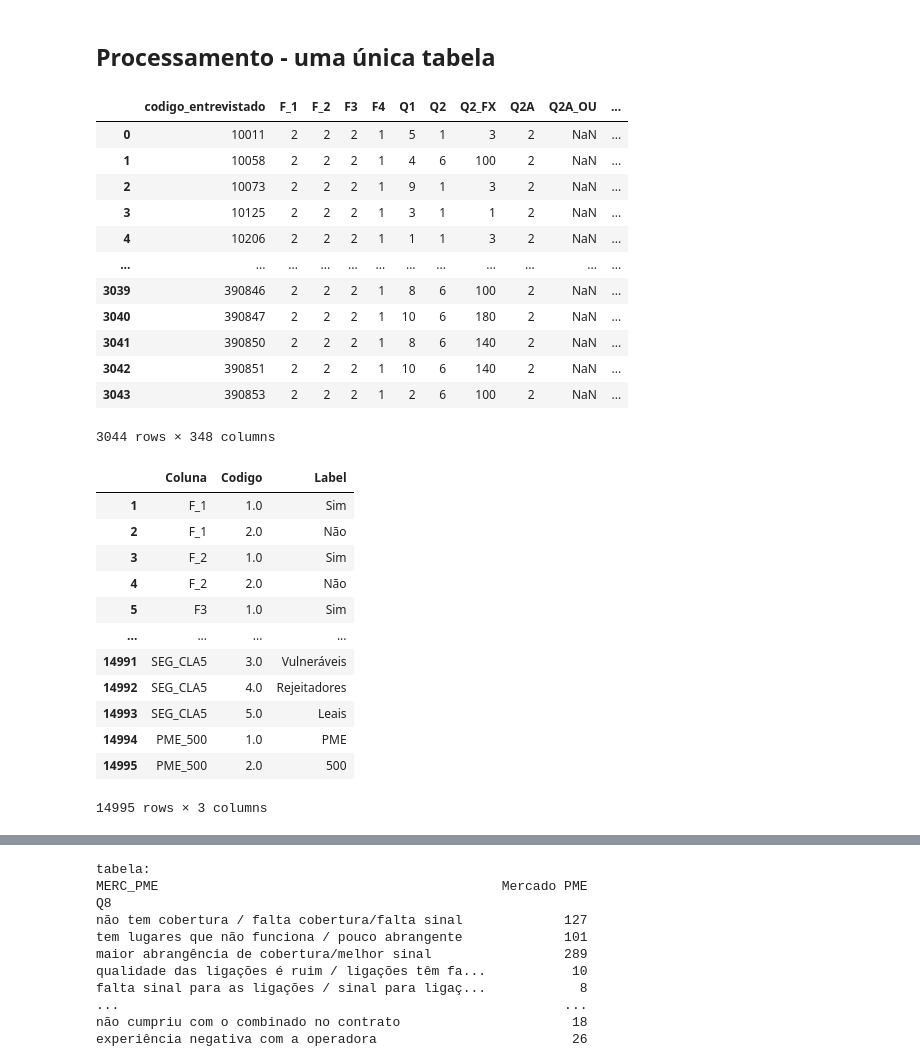
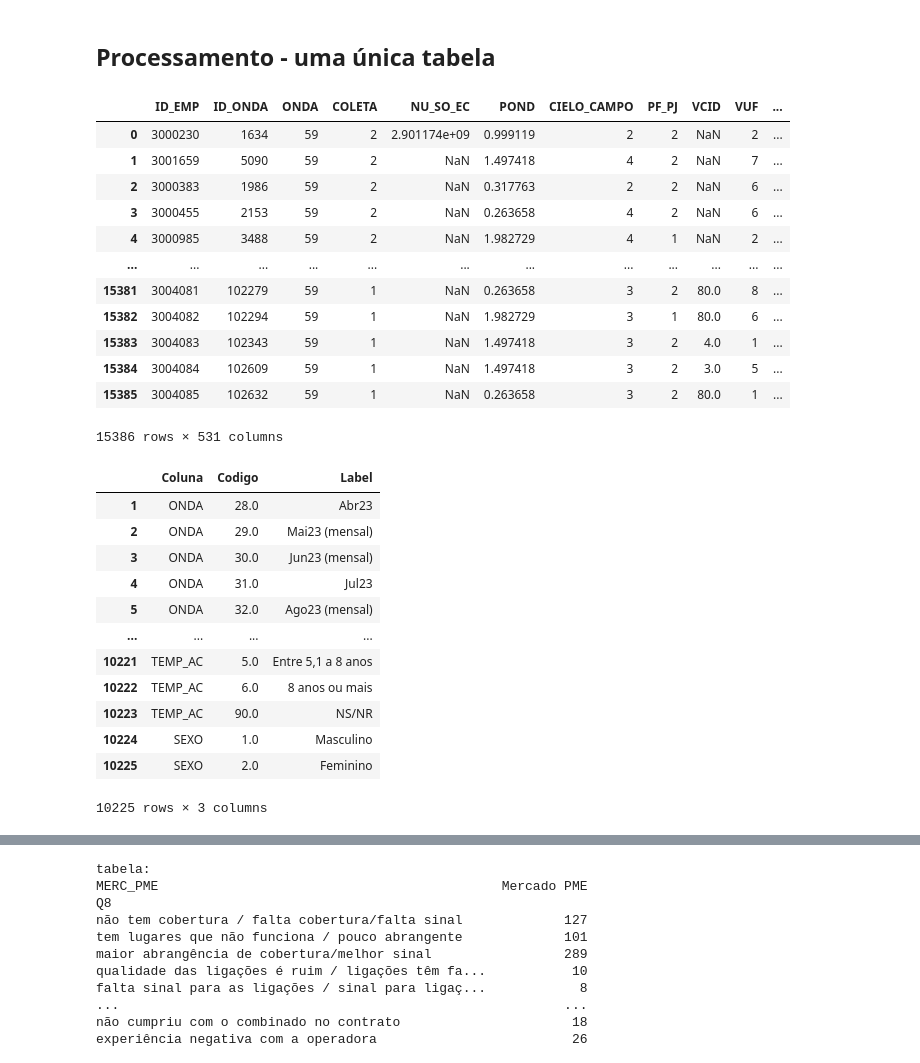
Before and after one commit to RaynerSantos/Processamento-Estatistico, a Jupyter notebook: App_beta/Processamento.ipynb, the cells around one changed output, grey strips where cells are left out. Drawn from its saved outputs; the diff is of its cells as text; code cells hidden in the pictures.

```diff
--- a/App_beta/Processamento.ipynb
+++ b/App_beta/Processamento.ipynb
@@ -22,42 +43,43 @@ Titulo = '8. (SATISFAÇÃO 2021) Por que deu esta nota de recomendação para a
 # %%
 path = r'C:\Users\rayner.santos\Downloads\Consistencia e Processamento\BD_TIM_Imagem_Onda1_2025_v10.xlsx'
+path = r"C:\Users\rayner.santos\Downloads\Consistencia e Processamento\Cielo\EMP_Cielo Satisfacao_3onda_NOV25_2025.12.26.xlsx"
 data = pd.read_excel(path, sheet_name='BD_CODIGOS')
 df = data.copy()
 df
 # %% [output]
-|  | codigo_entrevistado | F_1 | F_2 | F3 | F4 | Q1 | Q2 | Q2_FX | Q2A | Q2A_OU | ... |
-| 0 | 10011 | 2 | 2 | 2 | 1 | 5 | 1 | 3 | 2 | NaN | ... |
-| 1 | 10058 | 2 | 2 | 2 | 1 | 4 | 6 | 100 | 2 | NaN | ... |
-| 2 | 10073 | 2 | 2 | 2 | 1 | 9 | 1 | 3 | 2 | NaN | ... |
-| 3 | 10125 | 2 | 2 | 2 | 1 | 3 | 1 | 1 | 2 | NaN | ... |
-| 4 | 10206 | 2 | 2 | 2 | 1 | 1 | 1 | 3 | 2 | NaN | ... |
+|  | ID_EMP | ID_ONDA | ONDA | COLETA | NU_SO_EC | POND | CIELO_CAMPO | PF_PJ | VCID | VUF | ... |
+| 0 | 3000230 | 1634 | 59 | 2 | 2.901174e+09 | 0.999119 | 2 | 2 | NaN | 2 | ... |
+| 1 | 3001659 | 5090 | 59 | 2 | NaN | 1.497418 | 4 | 2 | NaN | 7 | ... |
+| 2 | 3000383 | 1986 | 59 | 2 | NaN | 0.317763 | 2 | 2 | NaN | 6 | ... |
+| 3 | 3000455 | 2153 | 59 | 2 | NaN | 0.263658 | 4 | 2 | NaN | 6 | ... |
+| 4 | 3000985 | 3488 | 59 | 2 | NaN | 1.982729 | 4 | 1 | NaN | 2 | ... |
 | ... | ... | ... | ... | ... | ... | ... | ... | ... | ... | ... | ... |
-| 3039 | 390846 | 2 | 2 | 2 | 1 | 8 | 6 | 100 | 2 | NaN | ... |
-| 3040 | 390847 | 2 | 2 | 2 | 1 | 10 | 6 | 180 | 2 | NaN | ... |
-| 3041 | 390850 | 2 | 2 | 2 | 1 | 8 | 6 | 140 | 2 | NaN | ... |
-| 3042 | 390851 | 2 | 2 | 2 | 1 | 10 | 6 | 140 | 2 | NaN | ... |
-| 3043 | 390853 | 2 | 2 | 2 | 1 | 2 | 6 | 100 | 2 | NaN | ... |
+| 15381 | 3004081 | 102279 | 59 | 1 | NaN | 0.263658 | 3 | 2 | 80.0 | 8 | ... |
+| 15382 | 3004082 | 102294 | 59 | 1 | NaN | 1.982729 | 3 | 1 | 80.0 | 6 | ... |
+| 15383 | 3004083 | 102343 | 59 | 1 | NaN | 1.497418 | 3 | 2 | 4.0 | 1 | ... |
+| 15384 | 3004084 | 102609 | 59 | 1 | NaN | 1.497418 | 3 | 2 | 3.0 | 5 | ... |
+| 15385 | 3004085 | 102632 | 59 | 1 | NaN | 0.263658 | 3 | 2 | 80.0 | 1 | ... |
-3044 rows × 348 columns
+15386 rows × 531 columns
 # %%
-lista_labels = pd.read_excel(path, sheet_name='BD_LABELS')
+lista_labels = pd.read_excel(path, sheet_name='LISTA_LABELS')
 lista_labels = lista_labels.iloc[1:, :].copy()
 lista_labels.columns = ['Coluna', 'Codigo', 'Label']
 lista_labels["Coluna"] = lista_labels["Coluna"].ffill().str.strip()
 lista_labels
 # %% [output]
 |  | Coluna | Codigo | Label |
-| 1 | F_1 | 1.0 | Sim |
-| 2 | F_1 | 2.0 | Não |
-| 3 | F_2 | 1.0 | Sim |
-| 4 | F_2 | 2.0 | Não |
-| 5 | F3 | 1.0 | Sim |
+| 1 | ONDA | 28.0 | Abr23 |
+| 2 | ONDA | 29.0 | Mai23 (mensal) |
+| 3 | ONDA | 30.0 | Jun23 (mensal) |
+| 4 | ONDA | 31.0 | Jul23 |
+| 5 | ONDA | 32.0 | Ago23 (mensal) |
 | ... | ... | ... | ... |
-| 14991 | SEG_CLA5 | 3.0 | Vulneráveis |
-| 14992 | SEG_CLA5 | 4.0 | Rejeitadores |
-| 14993 | SEG_CLA5 | 5.0 | Leais |
-| 14994 | PME_500 | 1.0 | PME |
-| 14995 | PME_500 | 2.0 | 500 |
+| 10221 | TEMP_AC | 5.0 | Entre 5,1 a 8 anos |
+| 10222 | TEMP_AC | 6.0 | 8 anos ou mais |
+| 10223 | TEMP_AC | 90.0 | NS/NR |
+| 10224 | SEXO | 1.0 | Masculino |
+| 10225 | SEXO | 2.0 | Feminino |
-14995 rows × 3 columns
+10225 rows × 3 columns
 # %%
 # Variáveis para as colunas da tabela (bandeiras)
 Colunas = Colunas.split(sep=', ')
```
Also changed, not shown: parts of 4 cells of this notebook, 8 other files.
